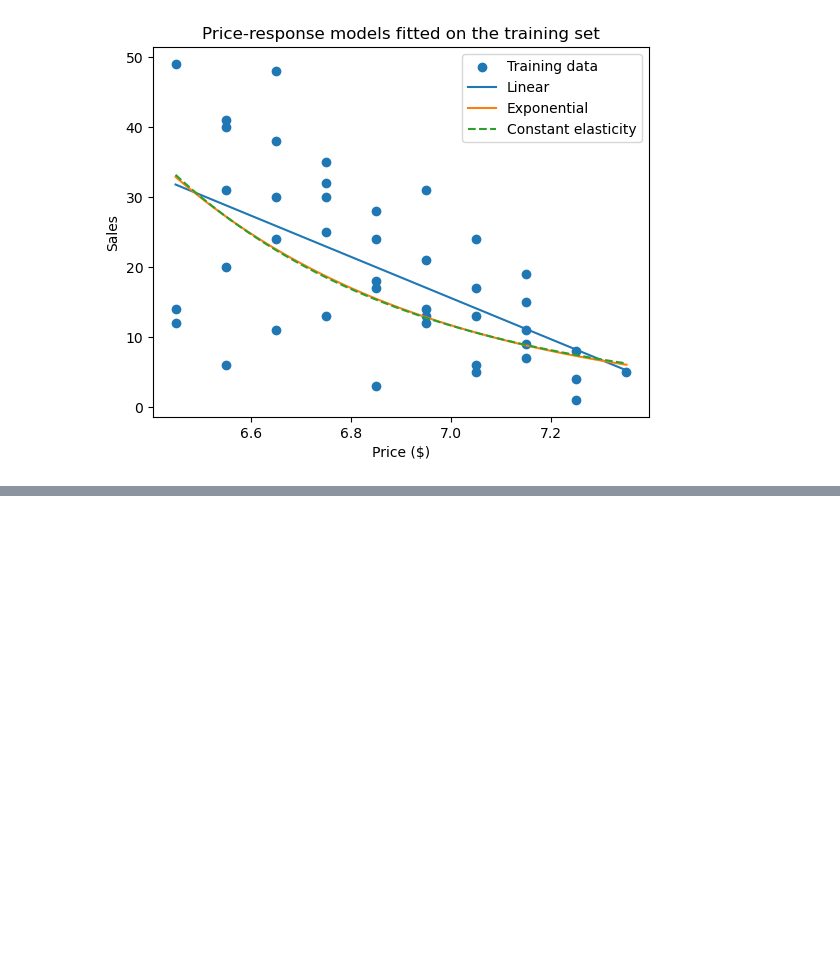
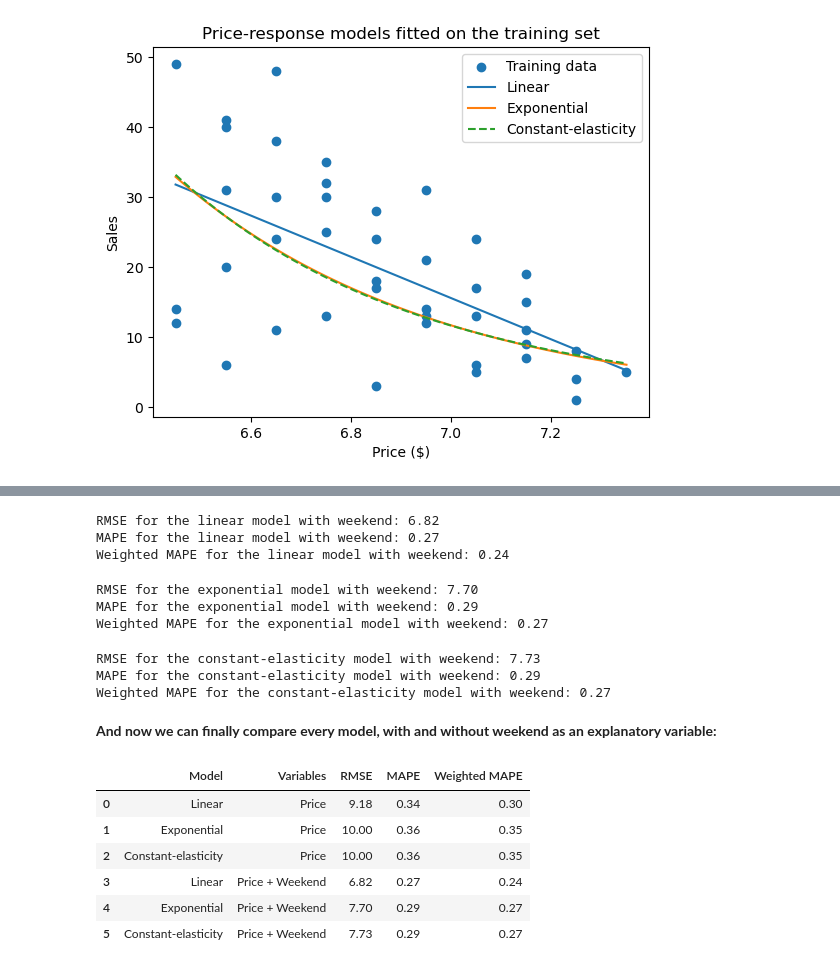
Before and after one commit to brunorossanunes/pricing-and-revenue-optimization-exercises, a Jupyter notebook: c4-ex1.ipynb, the cells around one changed output, grey strips where cells are left out. Drawn from its saved outputs; the diff is of its cells as text; code cells hidden in the pictures; blank space fills up the shorter version.

```diff
--- a/c4-ex1.ipynb
+++ b/c4-ex1.ipynb
@@ -212,0 +518,76 @@ And evaluate the predictions using three metrics:
+# %%
+# RMSE: root-mean-square error
+rmse_lin_wknd = np.sqrt(mean_squared_error(y_test, linear_predictions_wknd))
+
+# MAPE: mean absolute percentage error
+mape_lin_wknd = mean_absolute_percentage_error(y_test, linear_predictions_wknd)
+
+# Weighted MAPE: MAPE weighted by actual sales
+wmape_lin_wknd = np.sum(np.abs(linear_predictions_wknd - y_test)) / np.sum(y_test)
+
+print(f"RMSE for the linear model with weekend: {rmse_lin_wknd:.2f}")
+print(f"MAPE for the linear model with weekend: {mape_lin_wknd:.2f}")
+print(f"Weighted MAPE for the linear model with weekend: {wmape_lin_wknd:.2f}")
+# %% [output]
+RMSE for the linear model with weekend: 6.82
+MAPE for the linear model with weekend: 0.27
+Weighted MAPE for the linear model with weekend: 0.24
+# %%
+# RMSE: root-mean-square error
+rmse_exp_wknd = np.sqrt(mean_squared_error(y_test, exponential_predictions_wknd))
+
+# MAPE: mean absolute percentage error
+mape_exp_wknd = mean_absolute_percentage_error(y_test, exponential_predictions_wknd)
+
+# Weighted MAPE: MAPE weighted by actual sales
+wmape_exp_wknd = np.sum(np.abs(exponential_predictions_wknd - y_test)) / np.sum(y_test)
+
+print(f"RMSE for the exponential model with weekend: {rmse_exp_wknd:.2f}")
+print(f"MAPE for the exponential model with weekend: {mape_exp_wknd:.2f}")
+print(f"Weighted MAPE for the exponential model with weekend: {wmape_exp_wknd:.2f}")
+# %% [output]
+RMSE for the exponential model with weekend: 7.70
+MAPE for the exponential model with weekend: 0.29
+Weighted MAPE for the exponential model with weekend: 0.27
+# %%
+# RMSE: root-mean-square error
+rmse_ce_wknd = np.sqrt(mean_squared_error(y_test, constant_elasticity_predictions_wknd))
+
+# MAPE: mean absolute percentage error
+mape_ce_wknd = mean_absolute_percentage_error(y_test, constant_elasticity_predictions_wknd)
+
+# Weighted MAPE: MAPE weighted by actual sales
+wmape_ce_wknd = np.sum(np.abs(constant_elasticity_predictions_wknd - y_test)) / np.sum(y_test)
+
+print(f"RMSE for the constant-elasticity model with weekend: {rmse_ce_wknd:.2f}")
+print(f"MAPE for the constant-elasticity model with weekend: {mape_ce_wknd:.2f}")
+print(f"Weighted MAPE for the constant-elasticity model with weekend: {wmape_ce_wknd:.2f}")
+# %% [output]
+RMSE for the constant-elasticity model with weekend: 7.73
+MAPE for the constant-elasticity model with weekend: 0.29
+Weighted MAPE for the constant-elasticity model with weekend: 0.27
+# %% [markdown]
+**And now we can finally compare every model, with and without weekend as an explanatory variable:**
+# %%
+# Performance of all six models on the test set
+comparison_table = pd.DataFrame({
+    "Model": ["Linear", "Exponential", "Constant-elasticity",
+              "Linear", "Exponential", "Constant-elasticity"],
+    "Variables": ["Price", "Price", "Price",
+                  "Price + Weekend", "Price + Weekend", "Price + Weekend"],
+    "RMSE": [rmse_lin, rmse_exp, rmse_ce,
+             rmse_lin_wknd, rmse_exp_wknd, rmse_ce_wknd],
+    "MAPE": [mape_lin, mape_exp, mape_ce,
+             mape_lin_wknd, mape_exp_wknd, mape_ce_wknd],
+    "Weighted MAPE": [wmape_lin, wmape_exp, wmape_ce,
+                      wmape_lin_wknd, wmape_exp_wknd, wmape_ce_wknd],
+})
+comparison_table.round(2)
+# %% [output]
+|  | Model | Variables | RMSE | MAPE | Weighted MAPE |
+| 0 | Linear | Price | 9.18 | 0.34 | 0.30 |
+| 1 | Exponential | Price | 10.00 | 0.36 | 0.35 |
+| 2 | Constant-elasticity | Price | 10.00 | 0.36 | 0.35 |
+| 3 | Linear | Price + Weekend | 6.82 | 0.27 | 0.24 |
+| 4 | Exponential | Price + Weekend | 7.70 | 0.29 | 0.27 |
+| 5 | Constant-elasticity | Price + Weekend | 7.73 | 0.29 | 0.27 |
```
Also changed, not shown: parts of 28 cells of this notebook.
